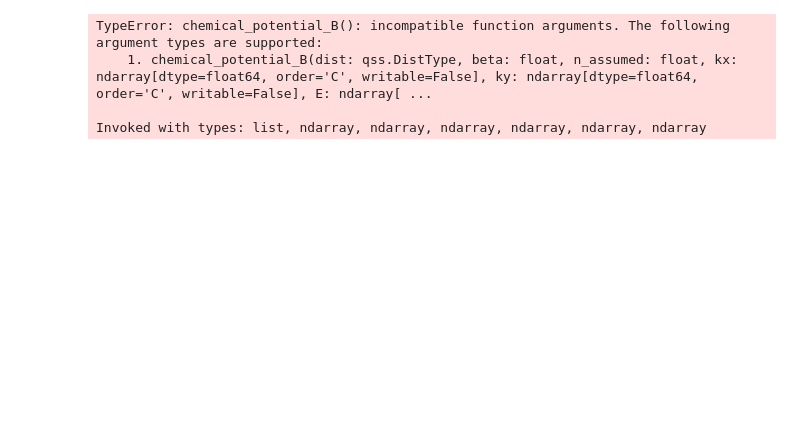
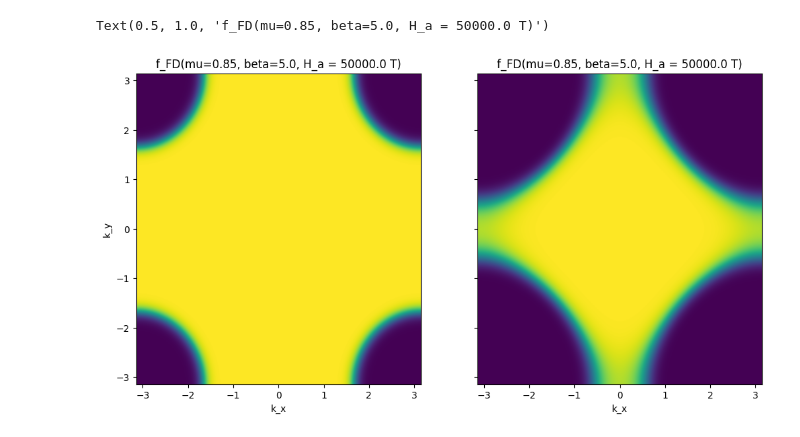
Before and after one commit to Mateuszzx/quantum-statistics-solver, a Jupyter notebook: notebooks/01_distributions.ipynb, the cells around one changed output. Drawn from its saved outputs; the diff is of its cells as text; code cells hidden in the pictures; blank space fills up the shorter version.

Commit message:
distributions binded

```diff
--- a/notebooks/01_distributions.ipynb
+++ b/notebooks/01_distributions.ipynb
@@ -128,23 +8,35 @@ Invoked with types: pandas.core.frame.DataFrame, ndarray, ndarray, ndarray
-# %%
-# Optional: vectorized overload demo on a tiny subset to avoid long runtimes
-# Returns an array of shape (len(distros_demo), len(betas_demo), len(n), len(Ha_demo))
-
-distros_demo = [qss.DistType.FD]
-betas_demo = np.array(betas[:1], dtype=np.float64)
-Ha_demo = np.array(Ha[:1], dtype=np.float64)
-
-mu_tensor_demo = qss.chemical_potential_B(
-    distros_demo,
-    betas_demo,        # betas (iterable or scalar)
-    n,                 # fillings n (1-D array)
-    kx,                # kx grid (1D)
-    ky,                # ky grid (1D)
-    e_k,               # band energies E(ky, kx)
-    Ha_demo            # H_a values (iterable or scalar)
-)
-mu_tensor_demo.shape
-# %% [output]
-TypeError: chemical_potential_B(): incompatible function arguments. The following argument types are supported:
-    1. chemical_potential_B(dist: qss.DistType, beta: float, n_assumed: float, kx: ndarray[dtype=float64, order='C', writable=False], ky: ndarray[dtype=float64, order='C', writable=False], E: ndarray[ ...
-
-Invoked with types: list, ndarray, ndarray, ndarray, ndarray, ndarray, ndarray
+# %%
+MU_B  = 5.788381806e-5  # eV/T
+
+N = 1000
+dist = qss.DistType.FD
+t = -1
+t_prim = 0.25
+beta = 5.0
+mu = 0.85
+H_a = 5.0e4
+# %%
+kx = np.linspace(-np.pi, np.pi, N, endpoint=False)
+ky = np.linspace(-np.pi, np.pi, N, endpoint=False)
+e_k, _, _ = prepare_2D_lattice_data(kx, ky, t, t_prim)
+e_k_minus = e_k - H_a * 0.5 * MU_B
+e_k_plus = e_k + H_a * 0.5 * MU_B
+# %%
+fd_minus = qss.distribution_2d(qss.DistType.FD, mu, beta, e_k_minus)
+fd_plus = qss.distribution_2d(qss.DistType.FD, mu, beta, e_k_plus)
+# %%
+fig, (ax1, ax2) = plt.subplots(ncols=2, nrows=1, figsize=(12, 6), sharey=True)
+ax1.imshow(fd_minus, aspect='auto', extent=[-np.pi, np.pi, -np.pi, np.pi])
+ax1.set_xlabel("k_x")
+ax1.set_ylabel("k_y")
+ax1.set_title(f"f_FD(mu=0.85, beta=5.0, H_a = {H_a} T)")
+
+ax2.imshow(fd_plus, aspect='auto', extent=[-np.pi, np.pi, -np.pi, np.pi])
+ax2.set_xlabel("k_x")
+# ax2.set_ylabel("k_")
+ax2.set_title(f"f_FD(mu=0.85, beta=5.0, H_a = {H_a} T)")
+
+# plt.colorbar(ax2.imshow(fd_plus, aspect='auto', extent=[-np.pi, np.pi, -np.pi, np.pi]), ax=ax2, label='Occupation Probability')
+# %% [output]
+Text(0.5, 1.0, 'f_FD(mu=0.85, beta=5.0, H_a = 50000.0 T)')
+[figure, added]
```
Also changed, not shown: parts of 10 cells of this notebook, 12 other files.
